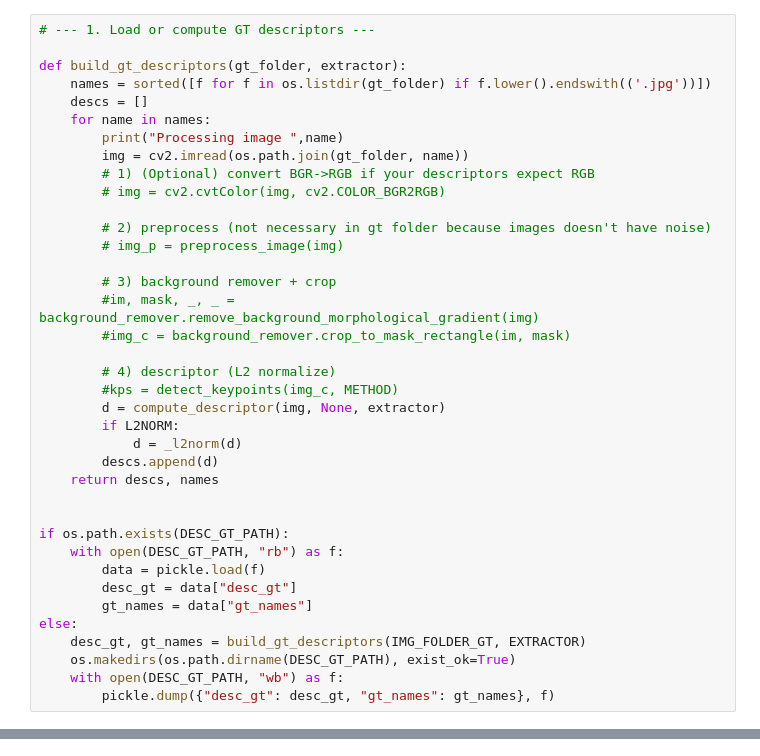
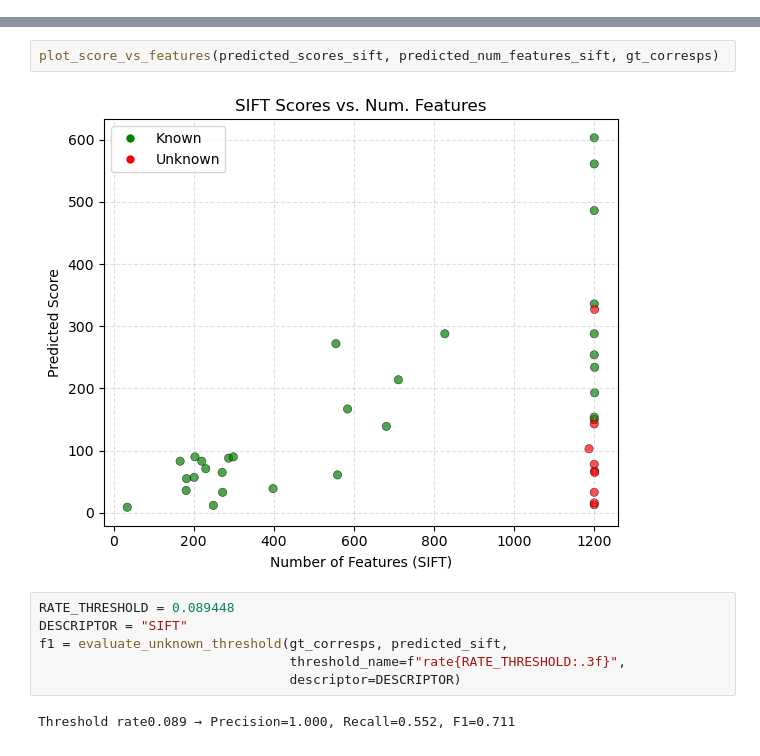
Before and after one commit to MCV-2025-C1-Project/Team2, a Jupyter notebook: Week4/retrieval_system.ipynb, the cells around one changed output, grey strips where cells are left out. Drawn from its saved outputs; the diff is of its cells as text.

```diff
--- a/Week4/retrieval_system.ipynb
+++ b/Week4/retrieval_system.ipynb
@@ -30,38 +0,0 @@ def _l2norm(x):
-# %%
-# --- 1. Load or compute GT descriptors ---
-
-def build_gt_descriptors(gt_folder, extractor):
-    names = sorted([f for f in os.listdir(gt_folder) if f.lower().endswith(('.jpg'))])
-    descs = []
-    for name in names:
-        print("Processing image ",name)
-        img = cv2.imread(os.path.join(gt_folder, name))
-        # 1) (Optional) convert BGR->RGB if your descriptors expect RGB
-        # img = cv2.cvtColor(img, cv2.COLOR_BGR2RGB)
-
-        # 2) preprocess (not necessary in gt folder because images doesn't have noise)
-        # img_p = preprocess_image(img)
-
-        # 3) background remover + crop
-        #im, mask, _, _ = background_remover.remove_background_morphological_gradient(img)
-        #img_c = background_remover.crop_to_mask_rectangle(im, mask)
-
-        # 4) descriptor (L2 normalize)
-        #kps = detect_keypoints(img_c, METHOD)
-        d = compute_descriptor(img, None, extractor)
-        if L2NORM:
-            d = _l2norm(d)
-        descs.append(d)
-    return descs, names
-
-
-if os.path.exists(DESC_GT_PATH):
-    with open(DESC_GT_PATH, "rb") as f:
-        data = pickle.load(f)
-        desc_gt = data["desc_gt"]
-        gt_names = data["gt_names"]
-else:
-    desc_gt, gt_names = build_gt_descriptors(IMG_FOLDER_GT, EXTRACTOR)
-    os.makedirs(os.path.dirname(DESC_GT_PATH), exist_ok=True)
-    with open(DESC_GT_PATH, "wb") as f:
-        pickle.dump({"desc_gt": desc_gt, "gt_names": gt_names}, f)
@@ -202,0 +264,12 @@ print(f"✅ mAP@5 = {map5:.4f}")
+# %%
+plot_score_vs_features(predicted_scores_sift, predicted_num_features_sift, gt_corresps)
+# %% [output]
+[figure, added]
+# %%
+RATE_THRESHOLD = 0.089448
+DESCRIPTOR = "SIFT"
+f1 = evaluate_unknown_threshold(gt_corresps, predicted_sift,
+                                threshold_name=f"rate{RATE_THRESHOLD:.3f}",
+                                descriptor=DESCRIPTOR)
+# %% [output]
+Threshold rate0.089 → Precision=1.000, Recall=0.552, F1=0.711
```
Also changed, not shown: parts of 31 cells of this notebook, 8 other files.
